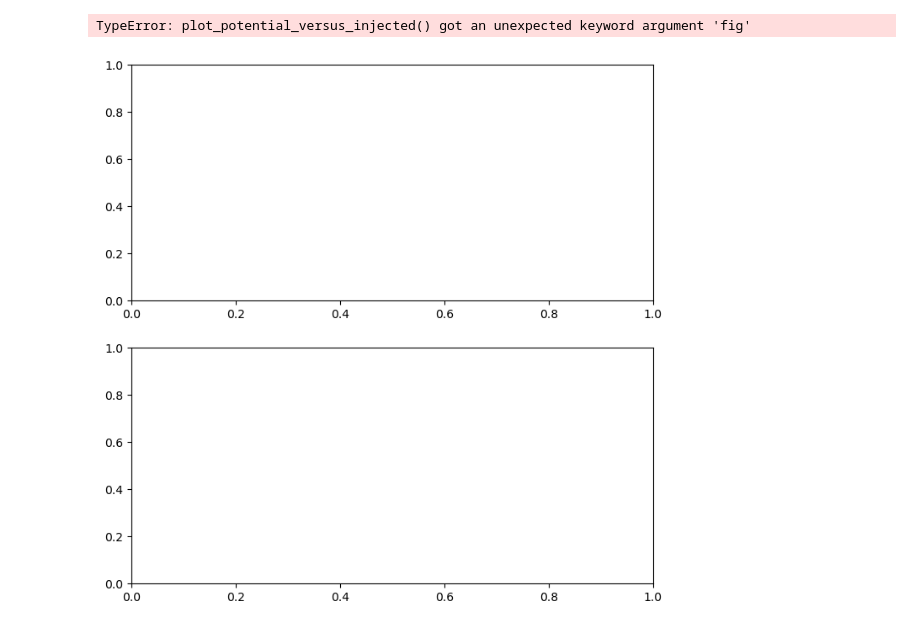
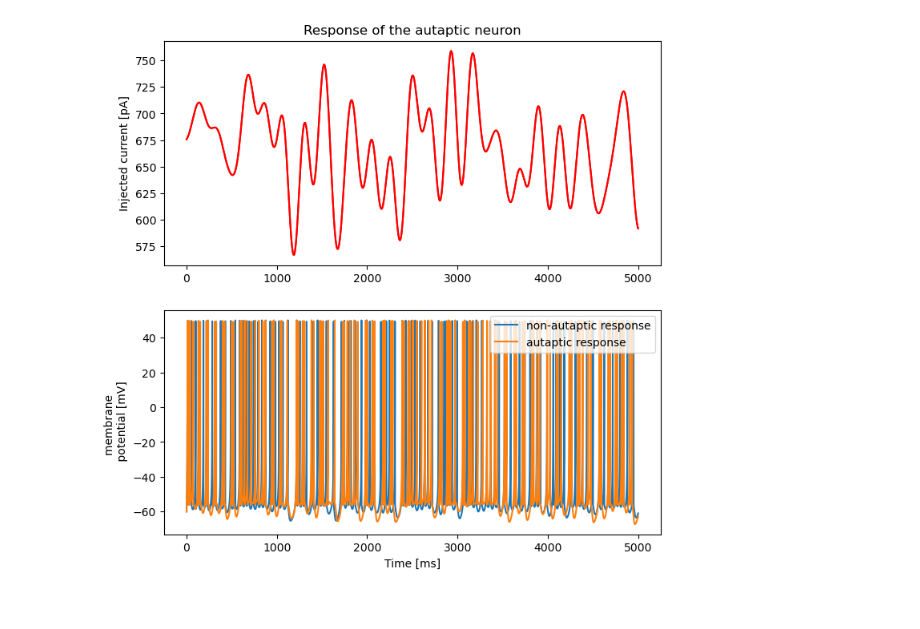
Before and after one commit to liammcs10/AQUA_project, a Jupyter notebook: bursting/IB_test.ipynb, the cells around one changed output. Drawn from its saved outputs; the diff is of its cells as text; code cells hidden in the pictures.

```diff
--- a/bursting/IB_test.ipynb
+++ b/bursting/IB_test.ipynb
@@ -89,17 +72,45 @@ X_sin, time, spikes_sin = batch.update_batch(dt, N_iter, I_inj)
 # %%
-fig, ax = plt.subplots(2, 1, figsize = (8, 8))
+### INPUT is a sinusoid
 
-# plot output
-label = 'non-autaptic response'
-fig, ax = plot_potential_versus_injected(X_sin[0], time, I_sin, fig = fig, ax = ax, label = label) # non-autaptic
+T = 5000         # ms
+dt = 0.01        # ms
+N_iter = int(T/dt)
 
-# plot output
-label = 'autaptic response'
-fig, ax = plot_potential_versus_injected(X_sin[1], time, I_sin, fig = fig, ax = ax, label = label) # autaptic
-ax[0].set_title("Response of the autaptic neuron")
+x_ini = np.array([-60, 0, 0])
 
-plt.legend()
-plt.show()
+# pick params here
+params = [IB, IB_aut]
+
+batch = batchAQUA(params)
+batch.Initialise(np.array([x_ini, x_ini]), np.zeros(len(params)))
+
+# define the injected current
+offset = 50
+amplitude = 100
+cutoff = 5    # Hz
+I_fwn = filtered_white_noise(T/1000, dt, amplitude = amplitude, cutoff = cutoff, poles = 10)
+I_fwn += threshold + offset
+
+I_inj = np.array([I_fwn, I_fwn])
+
+
+# simulate
+X_fwn, time, spikes_fwn = batch.update_batch(dt, N_iter, I_inj)
-# %% [output]
-TypeError: plot_potential_versus_injected() got an unexpected keyword argument 'fig'
-[figure, removed]
+# %%
+# plot outputs
+
+fig, ax = plt.subplots(2, 1, figsize = (8, 8))
+
+#split = np.arange(200000, 300000)
+split = []
+label = 'non-autaptic response'
+fig, ax = plot_potential_versus_injected(X_fwn[0], time, I_fwn, split = split, fig = fig, ax = ax, label = label) # non-autaptic
+
+label = 'autaptic response'
+fig, ax = plot_potential_versus_injected(X_fwn[1], time, I_fwn, split = split, fig = fig, ax = ax, label = label) # autaptic
+ax[0].set_title("Response of the autaptic neuron")
+
+plt.legend()
+plt.show()
+# %% [output]
+[figure, added]
```
Also changed, not shown: parts of 5 cells of this notebook, 2 other files.
